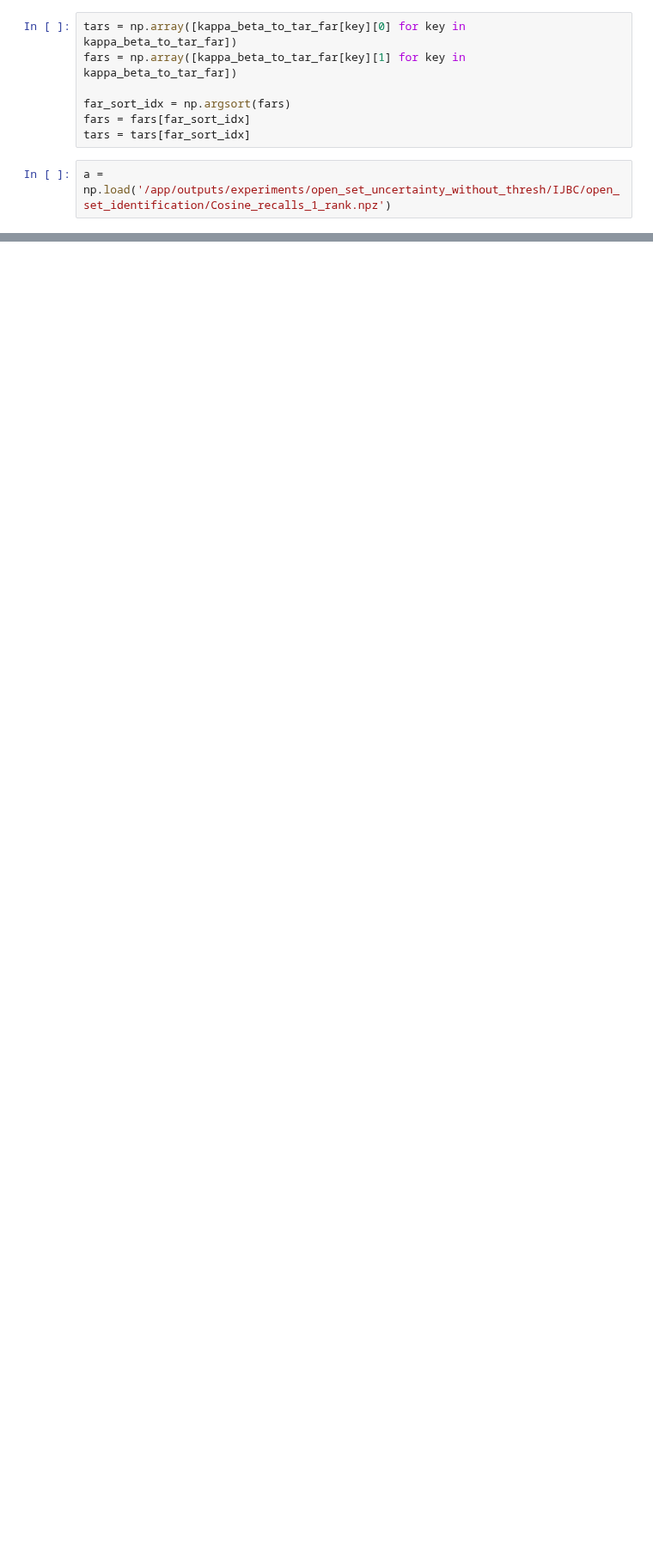
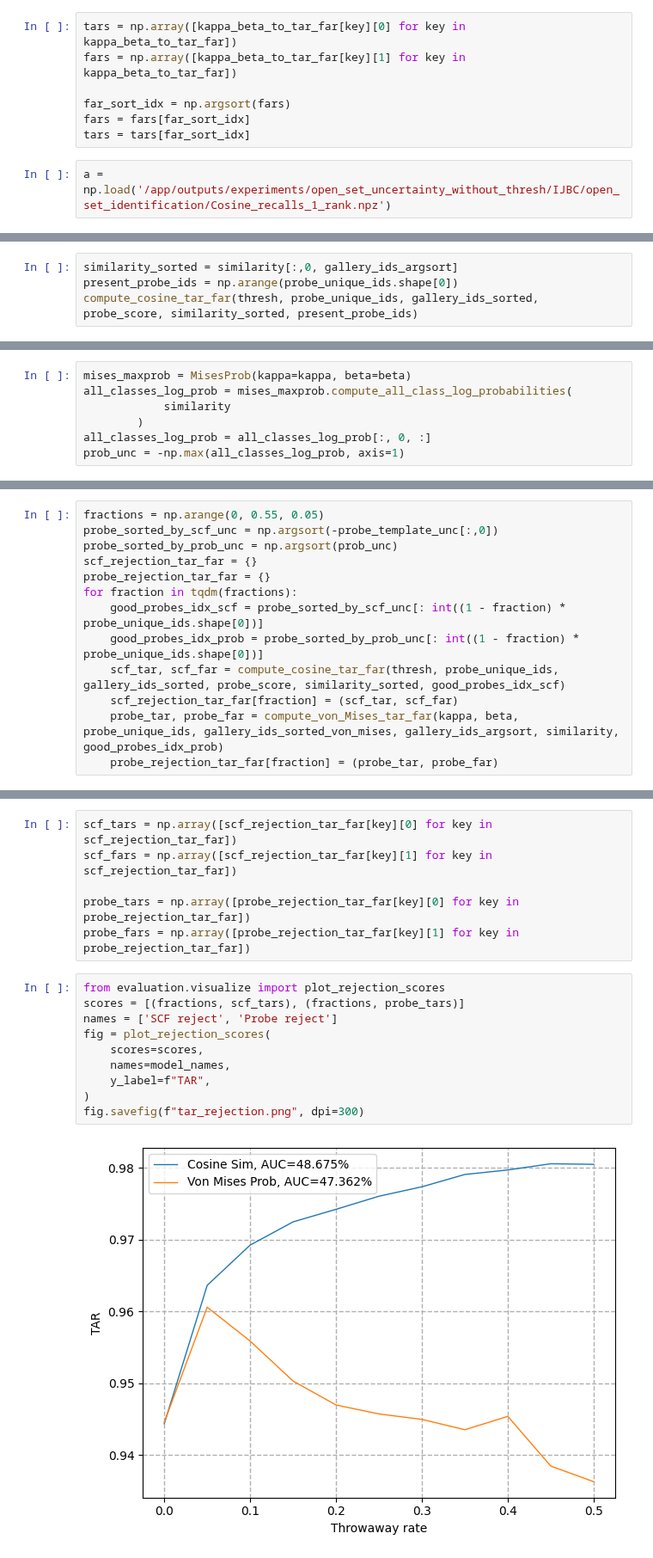
Before and after one commit to vanekek/face_ue, a Jupyter notebook: sandbox/vonMisesPred.ipynb, the cells around one changed output, grey strips where cells are left out. Shown at 86% size. Cells and saved outputs as stored; diff of their text form; blank space fills up the shorter version.

```diff
--- a/sandbox/vonMisesPred.ipynb
+++ b/sandbox/vonMisesPred.ipynb
@@ -152,0 +199,4 @@ tar-0.9407445708376422 at far-0.006248110450468608 with kappa-600 and beta 0.1
+# %%
+similarity_sorted = similarity[:,0, gallery_ids_argsort]
+present_probe_ids = np.arange(probe_unique_ids.shape[0])
+compute_cosine_tar_far(thresh, probe_unique_ids, gallery_ids_sorted, probe_score, similarity_sorted, present_probe_ids)
@@ -153 +210,8 @@ tar-0.9407445708376422 at far-0.006248110450468608 with kappa-600 and beta 0.1
+# %%
+mises_maxprob = MisesProb(kappa=kappa, beta=beta)
+all_classes_log_prob = mises_maxprob.compute_all_class_log_probabilities(
+            similarity
+        )
+all_classes_log_prob = all_classes_log_prob[:, 0, :]
+prob_unc = -np.max(all_classes_log_prob, axis=1)
 # %%
@@ -182,0 +226,13 @@ array([[ 0.00000000e+00, -4.56860104e+02, -4.02662991e+02, ...,
+# %%
+fractions = np.arange(0, 0.55, 0.05)
+probe_sorted_by_scf_unc = np.argsort(-probe_template_unc[:,0])
+probe_sorted_by_prob_unc = np.argsort(prob_unc)
+scf_rejection_tar_far = {}
+probe_rejection_tar_far = {}
+for fraction in tqdm(fractions):
+    good_probes_idx_scf = probe_sorted_by_scf_unc[: int((1 - fraction) * probe_unique_ids.shape[0])]
+    good_probes_idx_prob = probe_sorted_by_prob_unc[: int((1 - fraction) * probe_unique_ids.shape[0])]
+    scf_tar, scf_far = compute_cosine_tar_far(thresh, probe_unique_ids, gallery_ids_sorted, probe_score, similarity_sorted, good_probes_idx_scf)
+    scf_rejection_tar_far[fraction] = (scf_tar, scf_far)
+    probe_tar, probe_far = compute_von_Mises_tar_far(kappa, beta, probe_unique_ids, gallery_ids_sorted_von_mises, gallery_ids_argsort, similarity, good_probes_idx_prob)
+    probe_rejection_tar_far[fraction] = (probe_tar, probe_far)
@@ -182,0 +267,18 @@ array([[ 0.00000000e+00, -4.56860104e+02, -4.02662991e+02, ...,
+# %%
+scf_tars = np.array([scf_rejection_tar_far[key][0] for key in scf_rejection_tar_far])
+scf_fars = np.array([scf_rejection_tar_far[key][1] for key in scf_rejection_tar_far])
+
+probe_tars = np.array([probe_rejection_tar_far[key][0] for key in probe_rejection_tar_far])
+probe_fars = np.array([probe_rejection_tar_far[key][1] for key in probe_rejection_tar_far])
+# %%
+from evaluation.visualize import plot_rejection_scores
+scores = [(fractions, scf_tars), (fractions, probe_tars)]
+names = ['SCF reject', 'Probe reject']
+fig = plot_rejection_scores(
+    scores=scores,
+    names=model_names,
+    y_label=f"TAR",
+)
+fig.savefig(f"tar_rejection.png", dpi=300)
+# %% [output]
+[figure, added]
```
Also changed, not shown: parts of 21 cells of this notebook, 6 other files.
